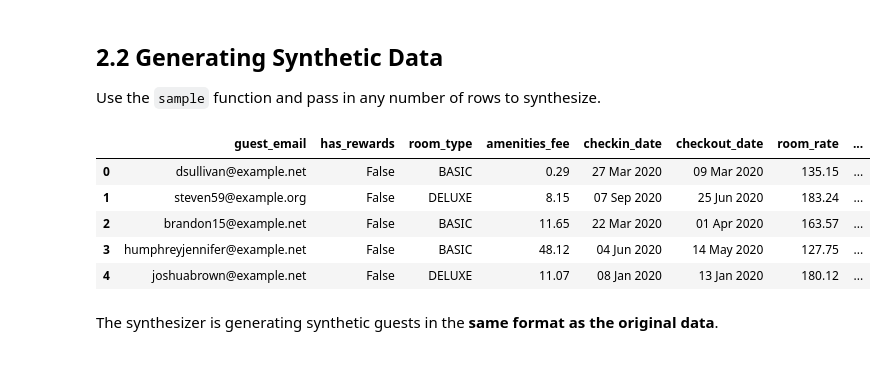
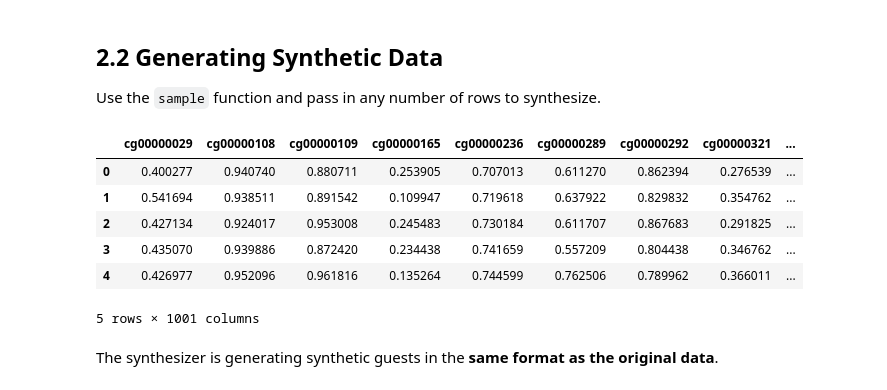
Before and after one commit to FerdinandoR/simulacra, a Jupyter notebook: data_synthesis_hannum.ipynb, the cells around one changed output. Drawn from its saved outputs; the diff is of its cells as text; code cells hidden in the pictures.

Commit message:
More work on data synthesis - not sure if I'll ever use the figures, nor where they come from.

```diff
--- a/data_synthesis_hannum.ipynb
+++ b/data_synthesis_hannum.ipynb
@@ -46,7 +46,7 @@ GSM990627  73.0    2  Caucasian - European  whole blood
 # %% [markdown]
 Now let's make a biolearn function to do load an accession, choose a target, and wrap it together in a dataframe, so that we can augment it with SDV
 # %%
-def get_biolearn_df(accession: str, target_col: str | None = None) -> tuple[pd.DataFrame, Metadata]:
+def get_biolearn_df(accession: str, target_col: str | None = None, stop_cols : int | None = 0) -> tuple[pd.DataFrame, Metadata]:
     """
     Returns the Biolearn Dataset for the specified accession, including all the methylation data and the selected target column.
     """
@@ -54,15 +54,21 @@ def get_biolearn_df(accession: str, target_col: str | None = None) -> tuple[pd.D
     if target_col is not None and target_col not in data.metadata.columns:
         raise ValueError(f"Target column '{target_col}' not found in metadata."
                          f" Available columns: {data.metadata.columns.tolist()}")
-    df = (data.dnam.T.join(data.metadata[target_col]) if target_col else
-          data.dnam.T)
+    dnam = data.dnam.T.iloc[:, :stop_cols]
+    df = (dnam.join(data.metadata[target_col]) if target_col else
+          dnam)
 
     return (
         df,
         Metadata.detect_from_dataframe(
             data=df,
             table_name=accession))
-hannum_data, hannum_metadata = get_biolearn_df(hannum_acc, target_col='age')
+
+stop_cols = int(1e3)
+hannum_data, hannum_metadata = get_biolearn_df(hannum_acc,
+                                               target_col='age',
+                                               stop_cols=stop_cols)
+
 print(f'{hannum_data.shape=}')
 display(hannum_data.head())
 # %% [output]
@@ -96,15 +102,16 @@ Now the synthesizer is ready to use!
 
 Use the `sample` function and pass in any number of rows to synthesize.
 # %%
-synthetic_data = synthesizer.sample(num_rows=500)
+synthetic_data = synthesizer.sample(num_rows=5e3)
 synthetic_data.head()
 # %% [output]
-|  | guest_email | has_rewards | room_type | amenities_fee | checkin_date | checkout_date | room_rate | ... |
-| 0 | dsullivan@example.net | False | BASIC | 0.29 | 27 Mar 2020 | 09 Mar 2020 | 135.15 | ... |
-| 1 | steven59@example.org | False | DELUXE | 8.15 | 07 Sep 2020 | 25 Jun 2020 | 183.24 | ... |
-| 2 | brandon15@example.net | False | BASIC | 11.65 | 22 Mar 2020 | 01 Apr 2020 | 163.57 | ... |
-| 3 | humphreyjennifer@example.net | False | BASIC | 48.12 | 04 Jun 2020 | 14 May 2020 | 127.75 | ... |
-| 4 | joshuabrown@example.net | False | DELUXE | 11.07 | 08 Jan 2020 | 13 Jan 2020 | 180.12 | ... |
+|  | cg00000029 | cg00000108 | cg00000109 | cg00000165 | cg00000236 | cg00000289 | cg00000292 | cg00000321 | ... |
+| 0 | 0.400277 | 0.940740 | 0.880711 | 0.253905 | 0.707013 | 0.611270 | 0.862394 | 0.276539 | ... |
+| 1 | 0.541694 | 0.938511 | 0.891542 | 0.109947 | 0.719618 | 0.637922 | 0.829832 | 0.354762 | ... |
+| 2 | 0.427134 | 0.924017 | 0.953008 | 0.245483 | 0.730184 | 0.611707 | 0.867683 | 0.291825 | ... |
+| 3 | 0.435070 | 0.939886 | 0.872420 | 0.234438 | 0.741659 | 0.557209 | 0.804438 | 0.346762 | ... |
+| 4 | 0.426977 | 0.952096 | 0.961816 | 0.135264 | 0.744599 | 0.762506 | 0.789962 | 0.366011 | ... |
+5 rows × 1001 columns
 # %% [markdown]
 The synthesizer is generating synthetic guests in the **same format as the original data**.
 # %% [markdown]
```
Also changed, not shown: parts of 11 cells of this notebook, 9 other files.
